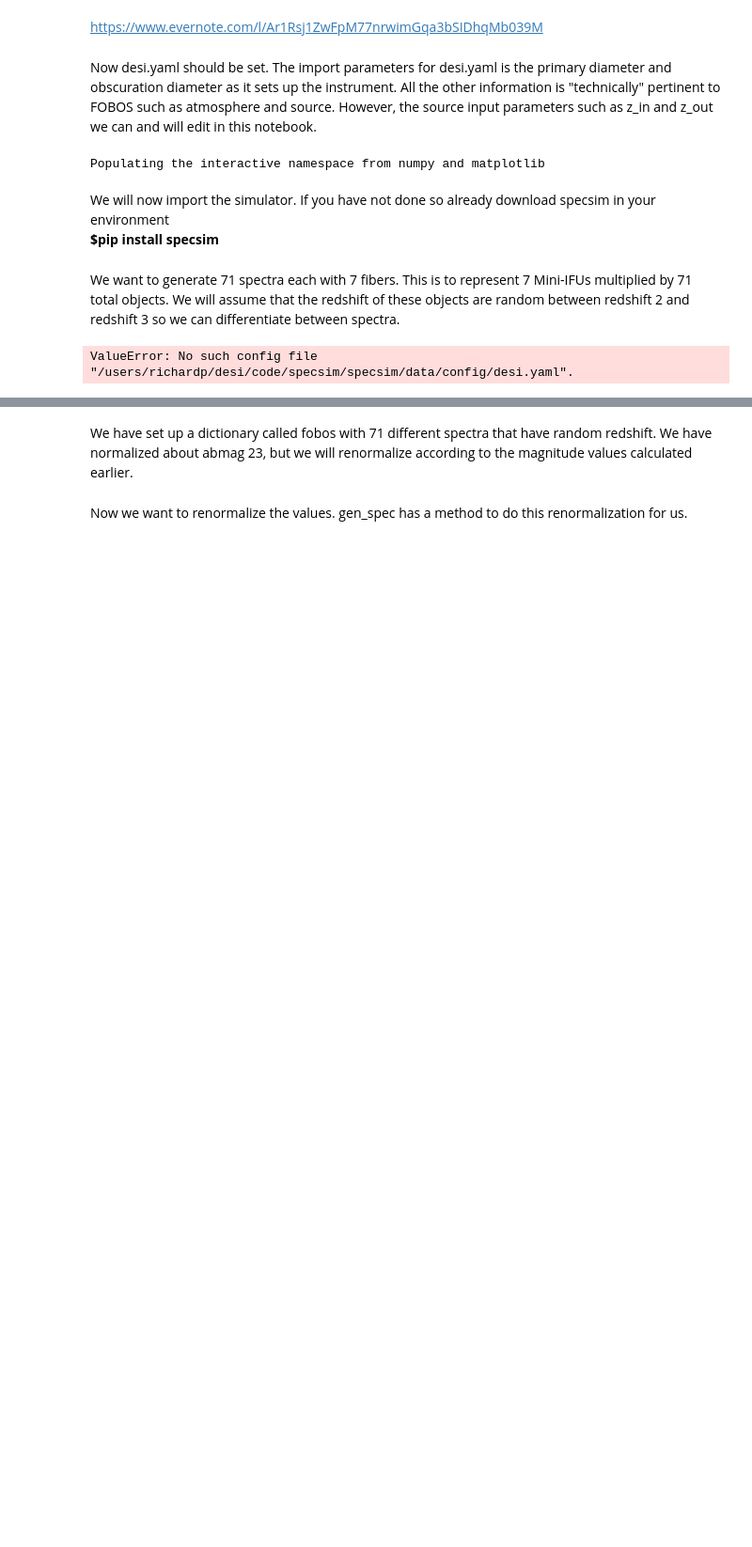
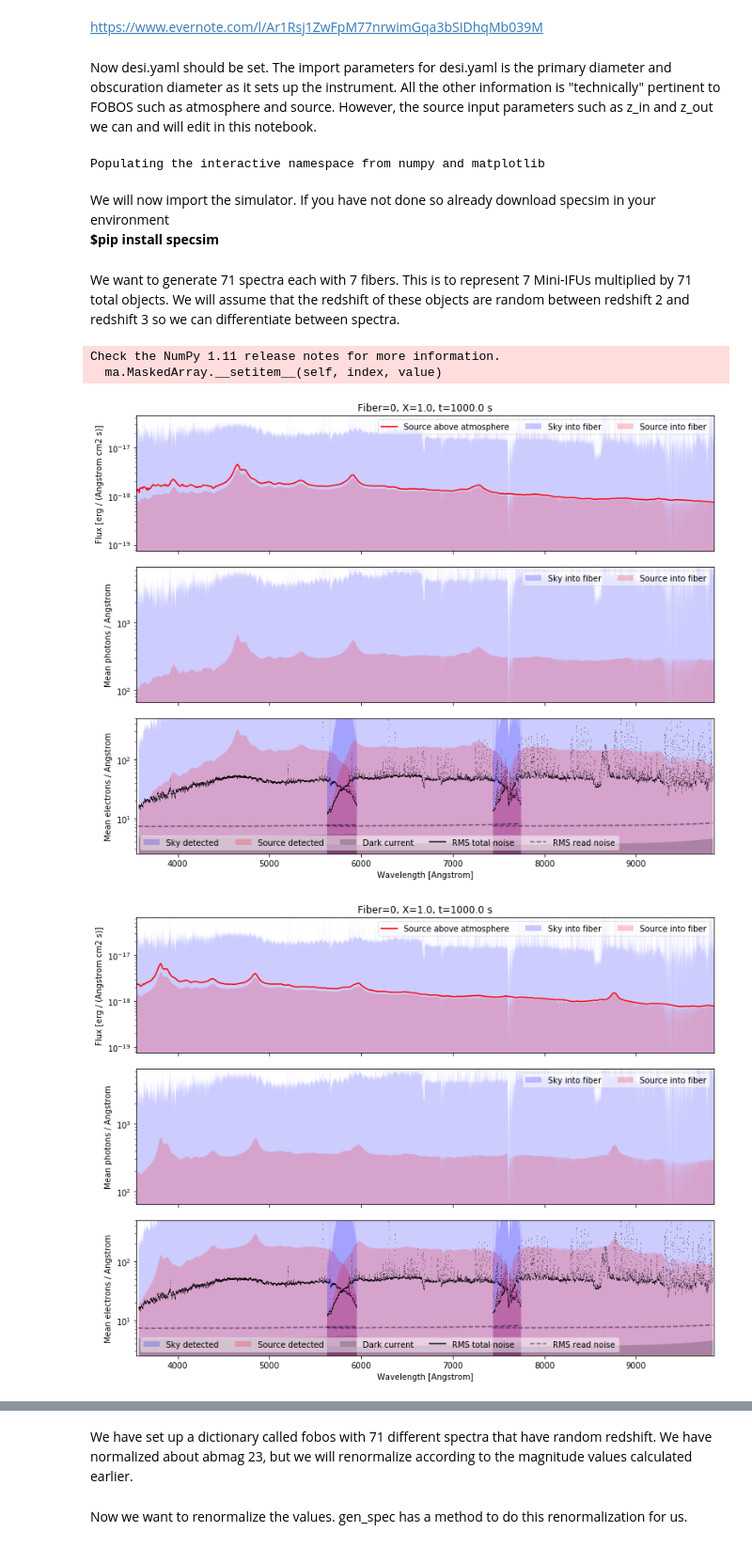
Before and after one commit to richardpan38/FOBOS, a Jupyter notebook: doc/Fobos-Sim.ipynb, the cells around one changed output, grey strips where cells are left out. Shown at 94% size. Drawn from its saved outputs; the diff is of its cells as text; code cells hidden in the pictures; blank space fills up the shorter version.

Commit message:
Reran Fobos-sim and outputted a mock renormalized spectra

```diff
--- a/doc/Fobos-Sim.ipynb
+++ b/doc/Fobos-Sim.ipynb
@@ -148,15 +158,19 @@ We want to generate 71 spectra each with 7 fibers. This is to represent 7 Mini-I
 # %%
 fobos = {}
 for i in range(0,71):
-    desi = specsim.simulator.Simulator('/users/richardp/desi/code/specsim/specsim/data/config/desi.yaml', num_fibers=7)
+    desi = specsim.simulator.Simulator('/users/richardp/research/fobos/desi/specsim/specsim/data/config/fobos.yaml', num_fibers=7)
     rand_int = round(random.uniform(2.0, 3.0), 3)
     desi.source.update_in("qso_z0", "perfect", desi.source.wavelength_in, desi.source.flux_in, z_in=0)
     desi.source.update_out(z_out = rand_int, filter_name = "sdss2010-i", ab_magnitude_out = 23)
     desi.simulate()
     fobos[str(i).format(i)] = desi
 # %% [output]
-ValueError: No such config file "/users/richardp/desi/code/specsim/specsim/data/config/desi.yaml".
+Check the NumPy 1.11 release notes for more information.
+  ma.MaskedArray.__setitem__(self, index, value)
 # %%
-fobos['0'].plot()
+fobos['1'].plot()
 fobos['20'].plot()
 fobos['32'].plot()
+# %% [output]
+[figure, added]
+[figure, added]
```
Also changed, not shown: parts of 8 cells of this notebook, 2 other files.
